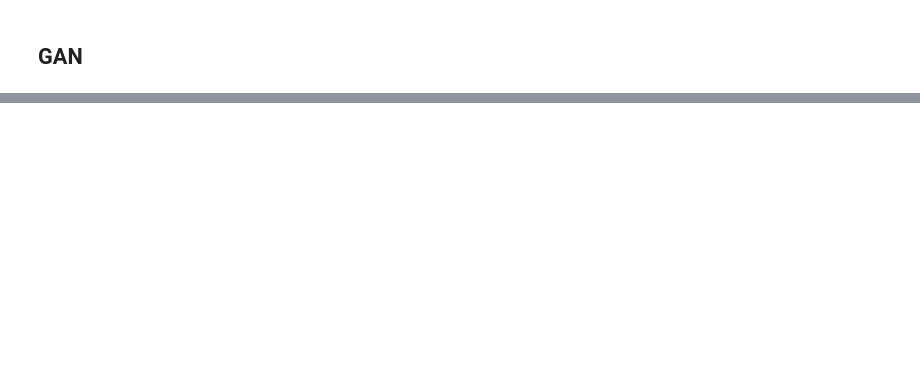
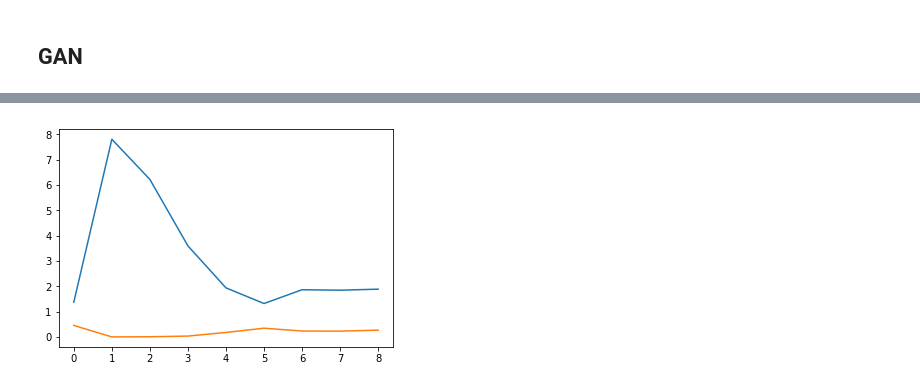
Before and after one commit to tingwenbao/W266-NLP-Final-Project-Text-to-Image-Synthesis-with-GAN, a Jupyter notebook: Dataset_Exploration .ipynb, the cells around one changed output, grey strips where cells are left out. Cells and saved outputs as stored; diff of their text form; code cells hidden in the pictures; blank space fills up the shorter version.

```diff
--- a/Dataset_Exploration .ipynb
+++ b/Dataset_Exploration .ipynb
@@ -111,0 +203,6 @@ ValueError: Cannot feed value of shape (1360, 28, 28, 3) for Tensor u'X_8:0', wh
+# %%
+plt.plot(D_loss_c)
+plt.plot(G_loss_c)
+plt.show()
+# %% [output]
+[figure, added]
```
Also changed, not shown: parts of 9 cells of this notebook, 1 other file.
